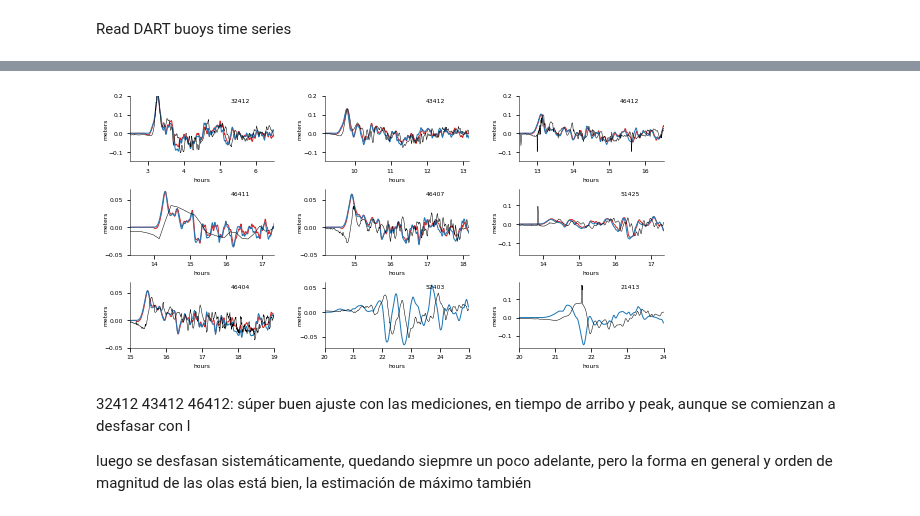
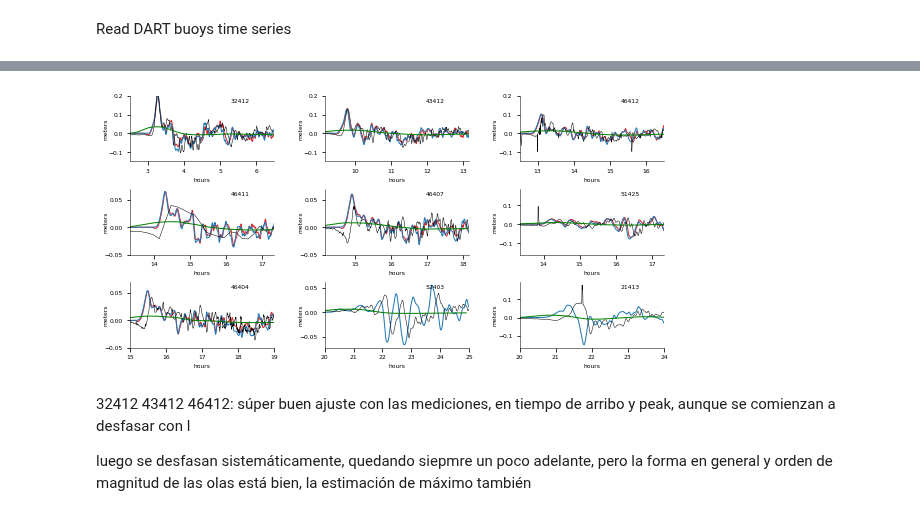
Before and after one commit to jgalazm/comp-geo-paper-figures, a Jupyter notebook: 03_biobio2010/comparison/finalPlots.ipynb, the cells around one changed output, grey strips where cells are left out. Saved outputs shown, nothing was run; the diff lists cells and outputs as text; code cells hidden in the pictures.

```diff
--- a/03_biobio2010/comparison/finalPlots.ipynb
+++ b/03_biobio2010/comparison/finalPlots.ipynb
@@ -252,3 +249,10 @@ yranges = {
+# %%
+from clawpack.pyclaw.gauges import GaugeSolution
+geoclaw = {
+    gauge_id : GaugeSolution(gauge_id=gauge_id, path='../geoclaw/_output')
+    for gauge_id in orderedBuoys
+
+}
 # %%
 import matplotlib
 font = {'family' : 'normal',
@@ -257,43 +261,62 @@ font = {'family' : 'normal',
 
 matplotlib.rc('font', **font)
 # %%
-f = plt.figure(figsize=(12/1.5, 6/1.5))
+f = plt.figure(figsize=(12 / 1.5, 6 / 1.5))
 for i, dart_number in enumerate(orderedBuoys):
-    ax = f.add_subplot(3,3,i+1)
+    ax = f.add_subplot(3, 3, i + 1)
 
-    ax.plot(ewave['Minute']/60., ewave[str(dart_number)],
-            label='easywave',color='#d62728', linewidth=1)
-    ax.plot(np.array(nami[dart_number].time)/60/60, nami[dart_number].surface,
-            label='nami', linewidth=1)
-    ax.plot(darts[dart_number][:,0]*24, darts[dart_number][:,1],
-            label='dart buoy', color='k',linewidth=0.5)
+    ax.plot(
+        ewave["Minute"] / 60.0,
+        ewave[str(dart_number)],
+        label="easywave",
+        color="#d62728",
+        linewidth=1,
+    )
+    ax.plot(
+        np.array(nami[dart_number].time) / 60 / 60,
+        nami[dart_number].surface,
+        label="nami",
+        linewidth=1,
+    )
+    ax.plot(
+        darts[dart_number][:, 0] * 24,
+        darts[dart_number][:, 1],
+        label="dart buoy",
+        color="k",
+        linewidth=0.5,
+    )
+    ax.plot(
+        geoclaw[dart_number].t / 60 / 60,
+        geoclaw[dart_number].q[3, :],
+        color="g",
+        linewidth=1,
+        label="geoclaw",
+    )
 
+    xmin = min(starts[dart_number] / 60, 20)
+    xmax = min(starts[dart_number] / 60 + 4, 25)
+    ax.set_xlim(xmin, xmax)
+    ax.annotate("%s" % dart_number, [0.7, 0.9], xycoords="axes fraction")
+    ax.yaxis.set_label_coords(-0.15, 0.5)
+    ax.spines["right"].set_visible(False)
+    ax.spines["top"].set_visible(False)
+    ax.spines["left"].set_linewidth(0.5)
 
-    xmin = min(starts[dart_number]/60, 20)
-    xmax = min(starts[dart_number]/60+4,25)
-    ax.set_xlim( xmin, xmax)
-    ax.annotate('%s'%dart_number, [0.7,0.9], xycoords='axes fraction')
-    ax.yaxis.set_label_coords(-0.15,0.5)
-    ax.spines['right'].set_visible(False)
-    ax.spines['top'].set_visible(False)
-    ax.spines['left'].set_linewidth(0.5)
-
-    ax.spines['bottom'].set_linewidth(0.5)
-    xticks = np.arange(np.ceil(xmin), np.ceil(xmax+0.5), 1, dtype=int)
+    ax.spines["bottom"].set_linewidth(0.5)
+    xticks = np.arange(np.ceil(xmin), np.ceil(xmax + 0.5), 1, dtype=int)
     ax.set_xticks(xticks)
     if dart_number in group1:
-        ax.set_ylim(-0.15,0.2)
-        ax.set_yticks(np.arange(-0.1,0.2,0.1))
+        ax.set_ylim(-0.15, 0.2)
+        ax.set_yticks(np.arange(-0.1, 0.2, 0.1))
     elif dart_number in group2:
-        ax.set_ylim(-0.05,0.07)
-        ax.set_yticks(np.arange(-0.05,0.051,0.05))
+        ax.set_ylim(-0.05, 0.07)
+        ax.set_yticks(np.arange(-0.05, 0.051, 0.05))
 
-
-    ax.set_xlabel('hours')
-    ax.set_ylabel('meters')
+    ax.set_xlabel("hours")
+    ax.set_ylabel("meters")
 
 
 f.tight_layout()
 f.subplots_adjust(wspace=0.35)
-f.savefig('timeseries2010.png', dpi=300, bbox_inches='tight')
+f.savefig("timeseries2010.png", dpi=300, bbox_inches="tight")
 # %% [output]
@@ -301,4 +323,4 @@ findfont: Font family ['normal'] not found. Falling back to DejaVu Sans.
-[figure, old version]
+[figure, new version]
 # %% [markdown]
 32412 43412 46412: súper buen ajuste con las mediciones, en tiempo de arribo y peak, aunque se comienzan a desfasar con l
 
```
Also changed, not shown: parts of 5 cells of this notebook, 1 other file.
